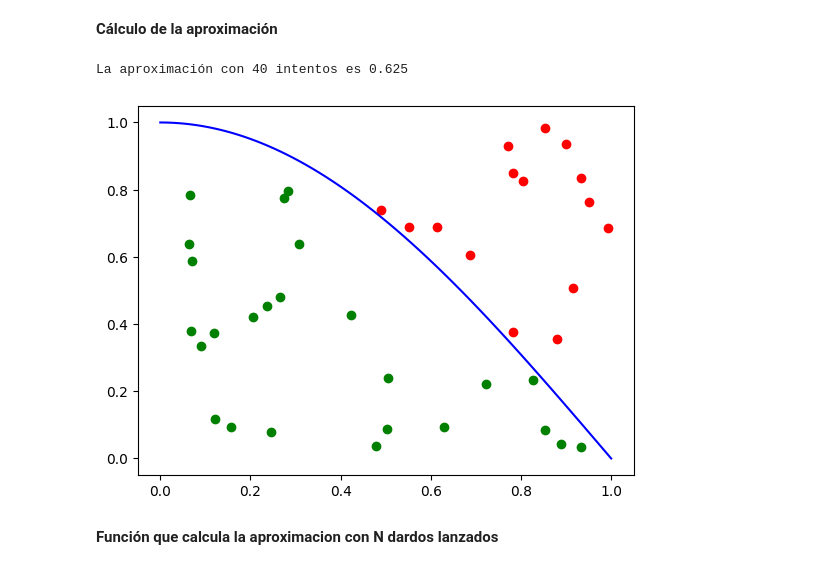
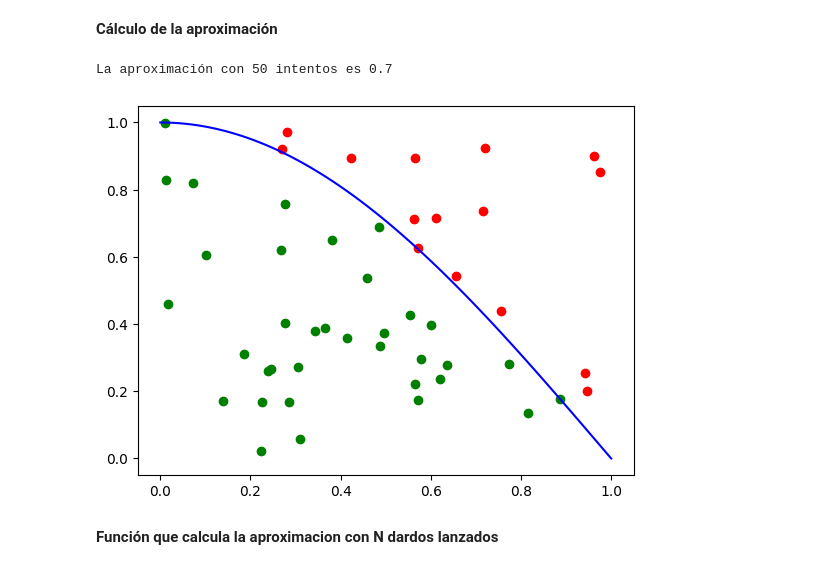
Before and after one commit to Wenypb/Simulacion, a Jupyter notebook: Montecarlo.ipynb, the cells around one changed output. Cells and saved outputs as stored; diff of their text form; code cells hidden in the pictures.

```diff
--- a/Montecarlo.ipynb
+++ b/Montecarlo.ipynb
@@ -200,16 +216,16 @@ def Numero_exitos(intentos):
 **Cálculo de la aproximación**
 # %%
 # N-> Número de dardos a lanzar
-N=40
+N=50
 # exitos -> Número de exitos obtenidos con N intentos
 exitos=Numero_exitos(N)
 # Calcular la aproximacion de la integral con acierto y error
 # Aproximacion_acierto_error -> Valor obtenido de dividir el numero de exitos entre el numero de dardos lanzados
 Aproximacion_acierto_error =(exitos)/N
 print("La aproximación con",N,"intentos es",Aproximacion_acierto_error)
 # %% [output]
-La aproximación con 40 intentos es 0.625
+La aproximación con 50 intentos es 0.7
-[figure, old version]
+[figure, new version]
 # %% [markdown]
 **Función que calcula la aproximacion con N dardos lanzados**
 # %%
```
Also changed, not shown: parts of 31 cells of this notebook.
